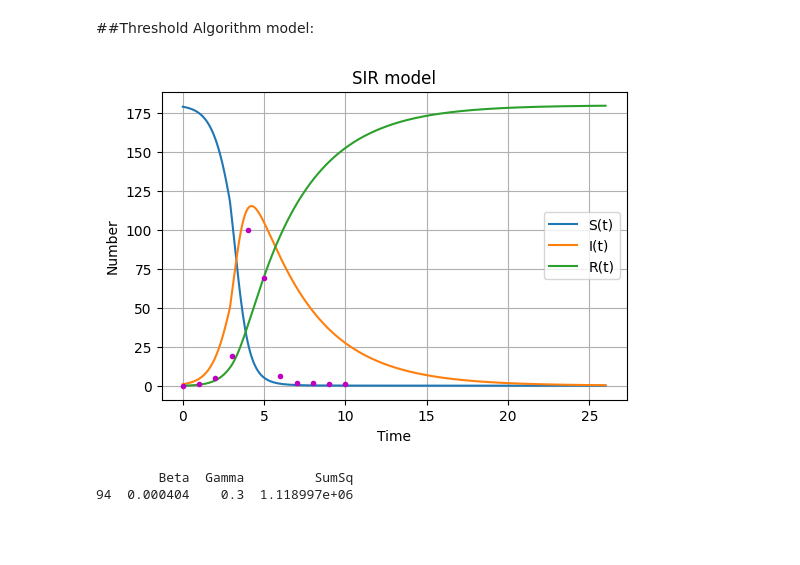
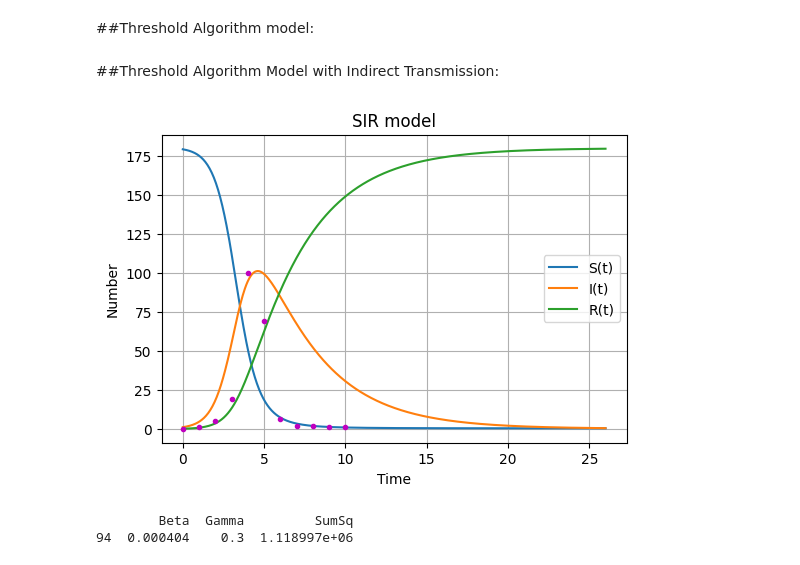
Before and after one commit to AndreiAf02/Math574_Project, a Jupyter notebook: SIR_Fitting_V2.ipynb, the cells around one changed output. Drawn from its saved outputs; the diff is of its cells as text; code cells hidden in the pictures; blank space fills up the shorter version.

```diff
--- a/SIR_Fitting_V2.ipynb
+++ b/SIR_Fitting_V2.ipynb
@@ -540,24 +710,38 @@ def SIR_solver_thresh(mod, t, N, beta, A, gamma, thresh):
     Solution['I(t)']=sol[:,1]
     Solution['R(t)']=sol[:,2]
     return Solution
+# %% [markdown]
+##Threshold Algorithm Model with Indirect Transmission:
+# %%
+def SIR_model_thresh_indir(y,t,beta, A, gamma, thresh):
+    S,I,R=y
+    if I < thresh:
+      beta1 = beta * I
+    else:
+      beta1 = beta* I + A
+    dS_dt=-beta1*S
+    dI_dt=beta1*S-gamma*I
+    dR_dt=gamma*I
+    return([dS_dt,dI_dt,dR_dt])
 # %%
 N=180
 I0=1
 R0=0.0
 S0=N-I0-R0
 beta=0.01
-A=0.005
+A=0.02
 gamma=0.28
 thresh = 50
 
 t=np.linspace(0,26,600)
 Solved=pd.DataFrame().reset_index()
 Solved_thresh = SIR_solver_thresh(SIR_model_thresh, t, N, beta, A, gamma, thresh)
+Solved_thresh_indir = SIR_solver_thresh(SIR_model_thresh_indir, t, N, beta, A, gamma, thresh)
 # %%
-Solved_thresh
-SIR_plotter(Solved_thresh, data_columb)
+Solved_thresh_indir
+SIR_plotter(Solved_thresh_indir, data_columb)
 # %% [output]
-[figure, old version]
+[figure, new version]
 # %%
 N=5000
 I0=50
```
Also changed, not shown: parts of 35 cells of this notebook.
